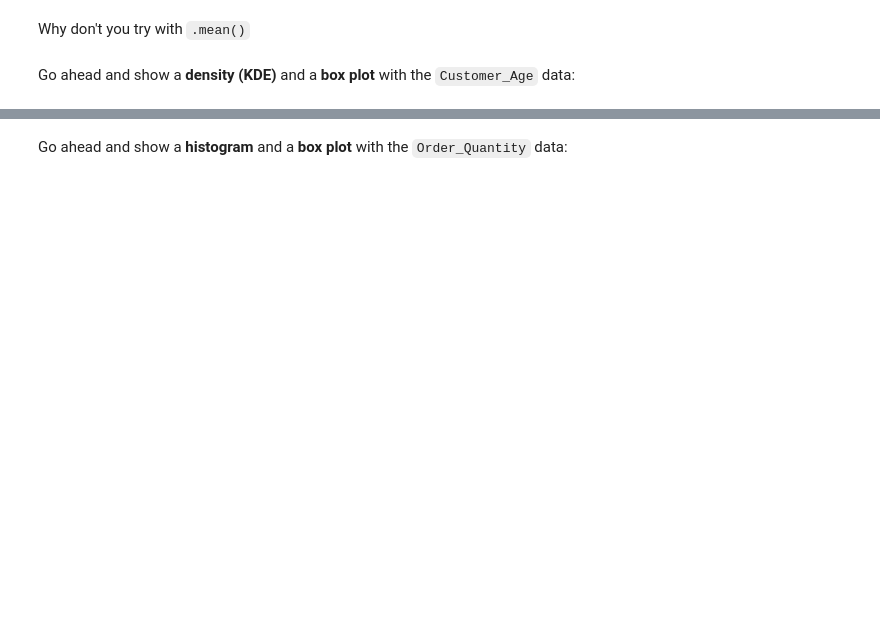
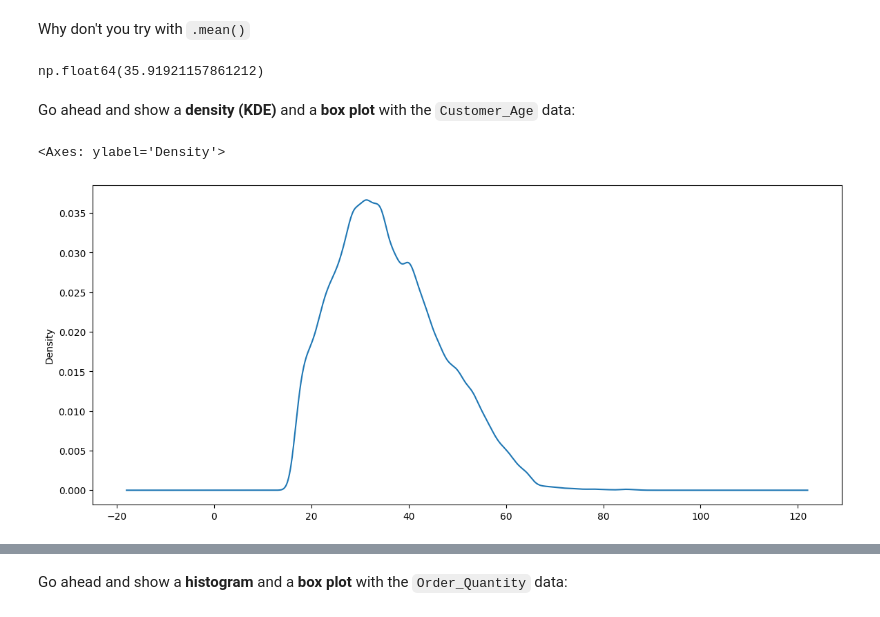
Before and after one commit to jefferpardo1996-a11y/Python-public, a Jupyter notebook: Exercises_1.ipynb, the cells around one changed output, grey strips where cells are left out. Drawn from its saved outputs; the diff is of its cells as text; code cells hidden in the pictures; blank space fills up the shorter version.

```diff
--- a/Exercises_1.ipynb
+++ b/Exercises_1.ipynb
@@ -20,6 +46,6 @@ import matplotlib.pyplot as plt
 # %%
 sales = pd.read_csv(
-    'data/sales_data.csv',
+    '/content/sales_data.csv.1',
     parse_dates=['Date'])
 # %%
 sales.head()
@@ -40,5 +80,7 @@ sales.head()
 Why don't you try with `.mean()`
 # %%
 sales['Customer_Age'].mean()
+# %% [output]
+np.float64(35.91921157861212)
 # %% [markdown]
 Go ahead and show a <b>density (KDE)</b> and a <b>box plot</b> with the `Customer_Age` data:
@@ -47,4 +87,7 @@ Go ahead and show a <b>density (KDE)</b> and a <b>box plot</b> with the `Custome
 # %%
-sales['Customer_Age'].plot(kind='kde', figsize=(14,6))
+sales['Customer_Age'].plot(kind='density', figsize=(14,6))
+# %% [output]
+<Axes: ylabel='Density'>
+[figure, added]
 # %%
 sales['Customer_Age'].plot(kind='box', vert=False, figsize=(14,6))
```
Also changed, not shown: parts of 21 cells of this notebook.
